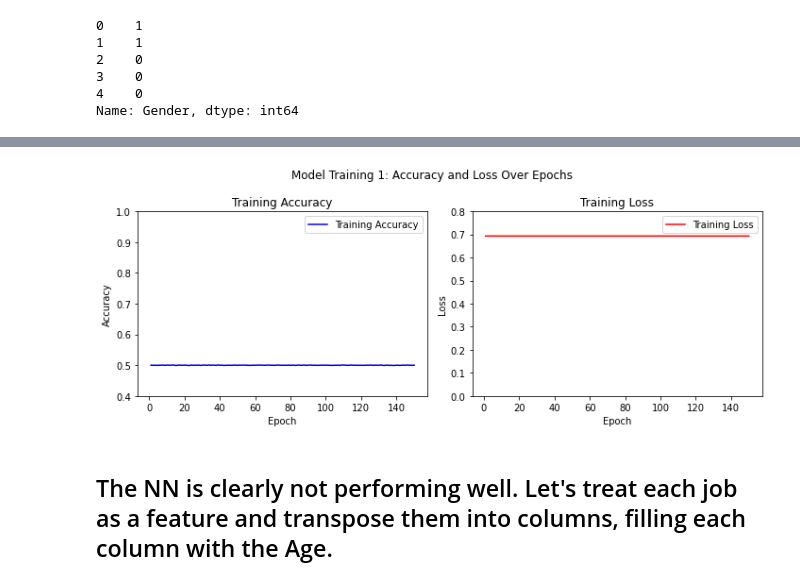
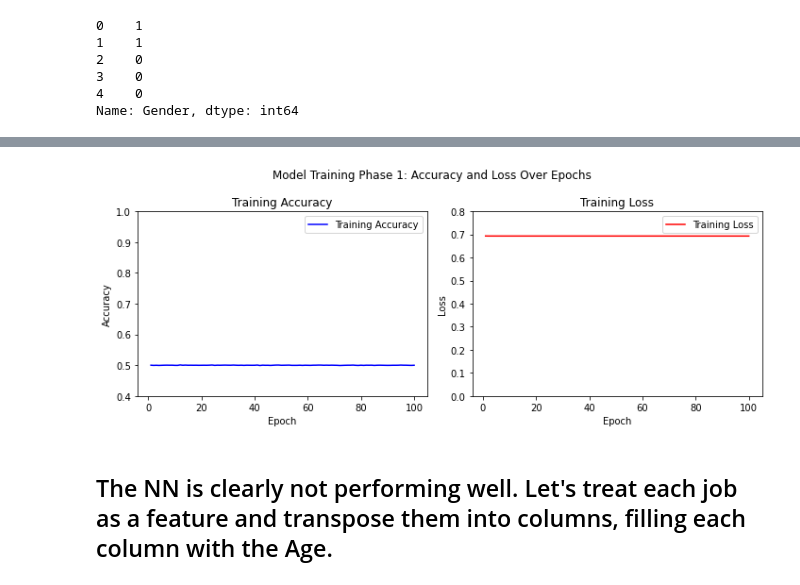
Before and after one commit to JoseRicoCct/CA1_Integrated_Assesment_MSc_Data_Analytics_CCT_Semester_2, a Jupyter notebook: 3.HDFS_Data_to_model_NN.ipynb, the cells around one changed output, grey strips where cells are left out. Drawn from its saved outputs; the diff is of its cells as text; code cells hidden in the pictures.

```diff
--- a/3.HDFS_Data_to_model_NN.ipynb
+++ b/3.HDFS_Data_to_model_NN.ipynb
@@ -22,15 +29,13 @@ start_time = time.time()
 # Create SparkSession
 spark = SparkSession.builder \
     .master('local[*]') \
-    .config("spark.driver.memory", "5g") \
-    .appName('Hadoop to Spark') \
+    .config('spark.driver.memory', '5g') \
+    .appName('HDFS_Data_to_model_NN') \
     .getOrCreate()
 
-spark.sparkContext.setLogLevel("ERROR") # Hidding Spark errors
-
 # Read CSV file from HDFS
-path = "hdfs:///CA1_S2/people_increased.csv"  # Use 'hdfs://' prefix to indicate HDFS path
-df = spark.read.option("inferSchema", "true").option("header", "true").csv(path)
+path = 'hdfs:///CA1_S2/people_increased.csv'  # Use 'hdfs://' prefix to indicate HDFS path
+df = spark.read.option('inferSchema', 'true').option('header', 'true').csv(path)
 
 # Show DataFrame schema
 df.printSchema()
@@ -173,8 +170,8 @@ scaler = StandardScaler()
 X = scaler.fit_transform(X)
 # %%
 model = Sequential()
-model.add(Dense(10,input_dim=2,activation='relu')) # First layer
-model.add(Dense(10,activation='relu')) # Second layer
+model.add(Dense(12,input_dim=2,activation='relu')) # First layer
+model.add(Dense(8,activation='relu')) # Second layer
 model.add(Dense(1,activation='sigmoid'))
 # %%
 # Compile the model
@@ -182,6 +179,6 @@ model.compile(loss="binary_crossentropy",optimizer='adam',metrics=['accuracy'])
 # %%
 # Train the model
 start_time = time.time()
-history = model.fit(X, y, epochs=150, batch_size=512, verbose=2)
+history = model.fit(X, y, epochs=100, batch_size=512, verbose=2)
 end_time = time.time()
 # %% [output]
@@ -224,32 +215,32 @@ history_df = pd.DataFrame(history.history)
 # %%
 # Extracting epochs
 epochs_range = np.array(range(1, len(history_df) + 1))
 
 plt.figure(figsize=(10, 4))
 plt.subplot(1, 2, 1)
 # Convert the Series to a numpy array
 plt.plot(epochs_range, history_df['accuracy'].values, label='Training Accuracy', color='blue')
 plt.title('Training Accuracy')
 plt.xlabel('Epoch')
 plt.ylabel('Accuracy')
 plt.ylim(.4, 1)  # Set the y-axis limits for accuracy
 plt.legend()
 
-plt.suptitle("Model Training 1: Accuracy and Loss Over Epochs")
+plt.suptitle("Model Training Phase 1: Accuracy and Loss Over Epochs")
 
 plt.subplot(1, 2, 2)
 # Convert the Series to a numpy array
 plt.plot(epochs_range, history_df['loss'].values, label='Training Loss', color='red')
 plt.title('Training Loss')
 plt.xlabel('Epoch')
 plt.ylabel('Loss')
 plt.ylim(0, 0.8) # Set the y-axis limits for loss
 plt.legend()
 
 plt.tight_layout()
 plt.show()
 # %% [output]
-[figure, old version]
+[figure, new version]
 # %% [markdown]
 ## The NN is clearly not performing well. Let's treat each job as a feature and transpose them into columns, filling each column with the Age.
 # %%
```
Also changed, not shown: parts of 29 cells of this notebook, 3 other files.
